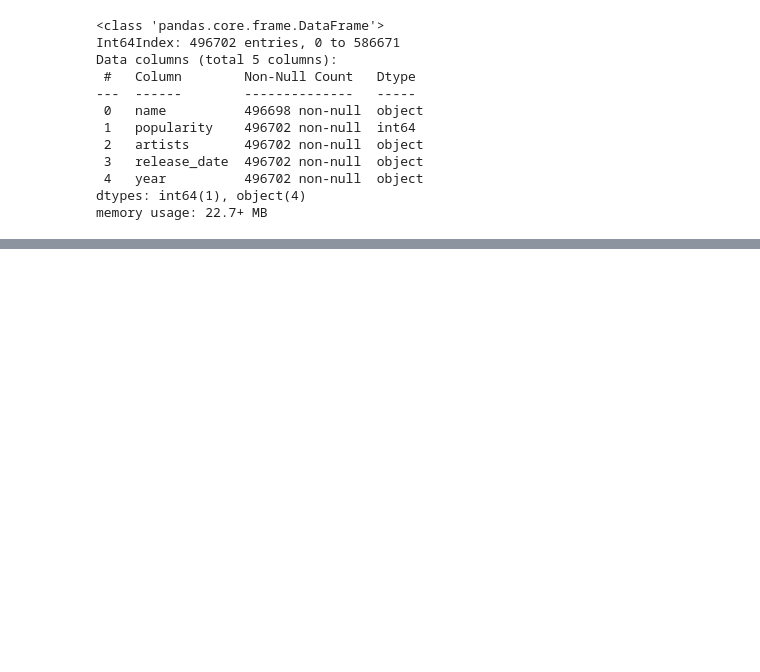
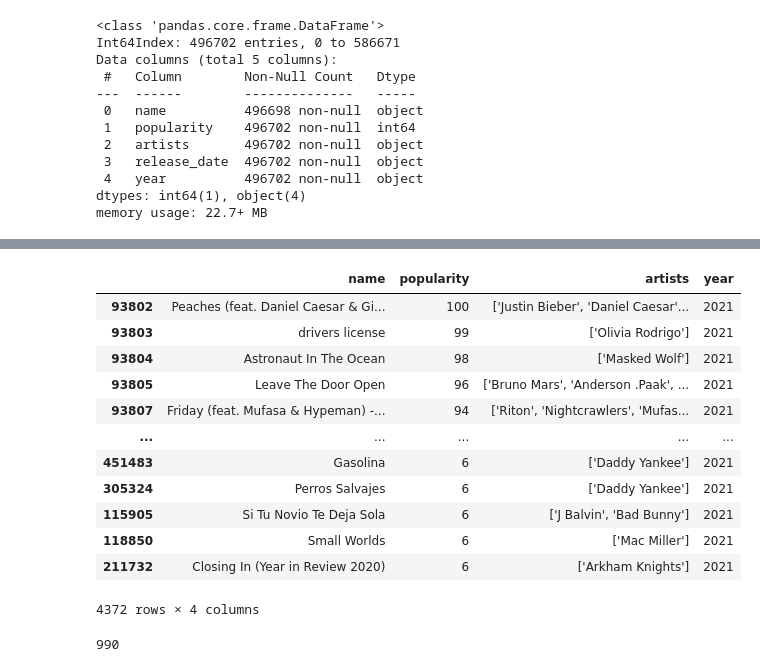
Before and after one commit to garykaiwong/SpotifyAnalysis, a Jupyter notebook: tracks_cleaner.ipynb, the cells around one changed output, grey strips where cells are left out. Cells and saved outputs as stored; diff of their text form; code cells hidden in the pictures; blank space fills up the shorter version.

```diff
--- a/tracks_cleaner.ipynb
+++ b/tracks_cleaner.ipynb
@@ -87,0 +140,16 @@ new_df.to_csv('songs.csv')
+# %%
+new_df.loc[new_df['year'] == '2021',:].sort_values('popularity', ascending = False)
+# %% [output]
+|  | name | popularity | artists | year |
+| 93802 | Peaches (feat. Daniel Caesar & Gi... | 100 | ['Justin Bieber', 'Daniel Caesar'... | 2021 |
+| 93803 | drivers license | 99 | ['Olivia Rodrigo'] | 2021 |
+| 93804 | Astronaut In The Ocean | 98 | ['Masked Wolf'] | 2021 |
+| 93805 | Leave The Door Open | 96 | ['Bruno Mars', 'Anderson .Paak', ... | 2021 |
+| 93807 | Friday (feat. Mufasa & Hypeman) -... | 94 | ['Riton', 'Nightcrawlers', 'Mufas... | 2021 |
+| ... | ... | ... | ... | ... |
+| 451483 | Gasolina | 6 | ['Daddy Yankee'] | 2021 |
+| 305324 | Perros Salvajes | 6 | ['Daddy Yankee'] | 2021 |
+| 115905 | Si Tu Novio Te Deja Sola | 6 | ['J Balvin', 'Bad Bunny'] | 2021 |
+| 118850 | Small Worlds | 6 | ['Mac Miller'] | 2021 |
+| 211732 | Closing In (Year in Review 2020) | 6 | ['Arkham Knights'] | 2021 |
+4372 rows × 4 columns
@@ -87,0 +172,5 @@ new_df.to_csv('songs.csv')
+# %%
+#top 10 songs for 99 years
+len(names)
+# %% [output]
+990
```
Also changed, not shown: parts of 14 cells of this notebook, 1 other file.
